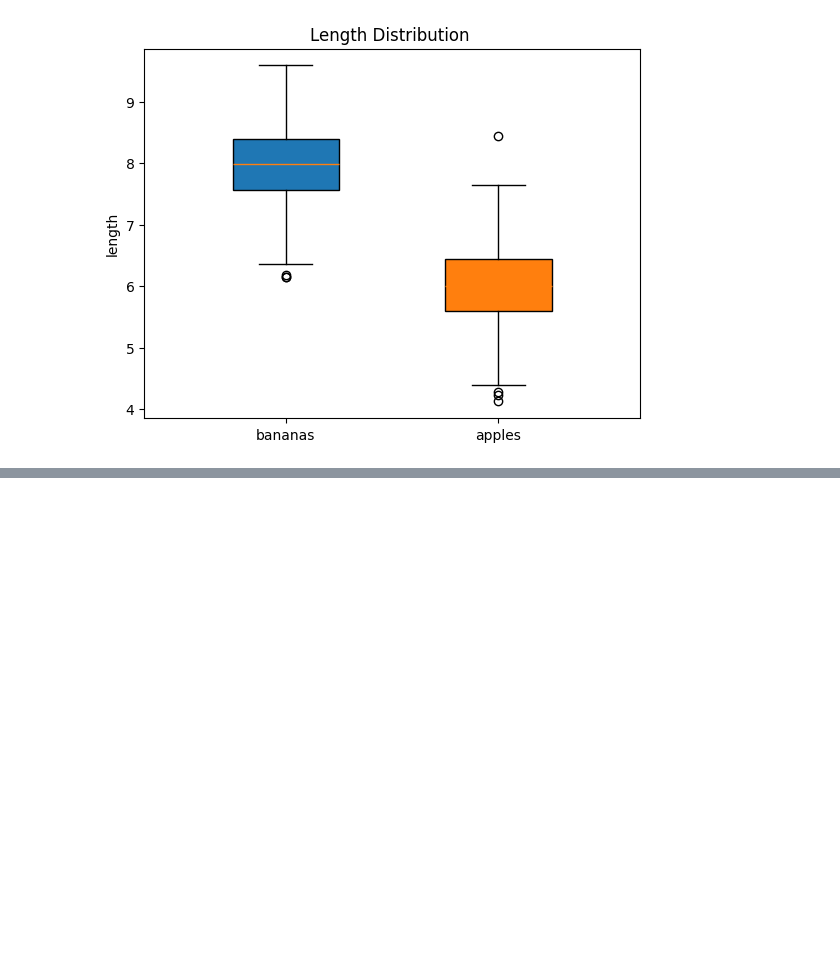
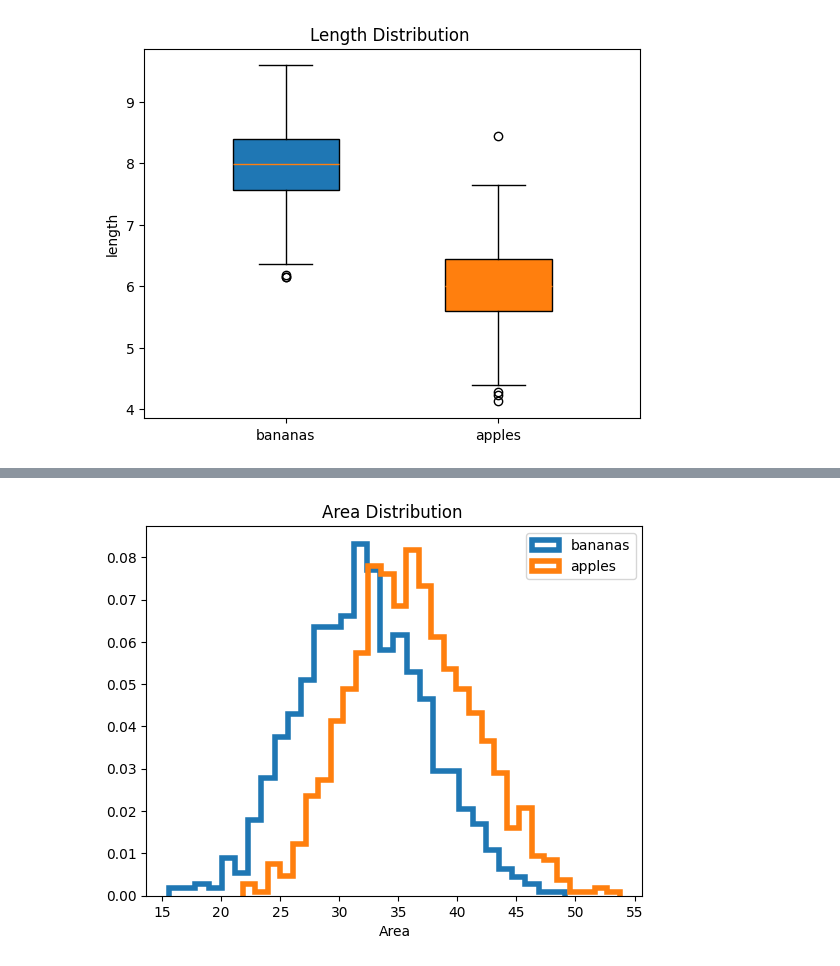
Before and after one commit to TaRa1999R/Data_Science, a Jupyter notebook: assignment38/3-apples&bananas.ipynb, the cells around one changed output, grey strips where cells are left out. Cells and saved outputs as stored; diff of their text form; code cells hidden in the pictures; blank space fills up the shorter version.

```diff
--- a/assignment38/3-apples&bananas.ipynb
+++ b/assignment38/3-apples&bananas.ipynb
@@ -122,0 +159,30 @@ plt.show ()
+# %%
+fea = 'area'
+fruits[fea] = fruits['length'] * fruits['width']
+
+plt.hist ( x = fea
+         , data = fruits.loc[fruits['class'] == 0]
+         , histtype = 'step'
+         , lw = 4
+         , bins = 30
+         , density = True
+         , color = 'tab:blue'
+         , label = 'bananas')
+
+plt.hist ( x = fea
+         , data = fruits.loc[fruits['class'] == 1]
+         , histtype = 'step'
+         , lw = 4
+         , bins = 30
+         , density = True
+         , color = 'tab:orange'
+         , label = 'apples' )
+
+plt.title('Area Distribution ')
+plt.legend()
+plt.xlabel('Area')
+
+plt.savefig ("outputs\Banana & Apple measure of area.png")
+plt.show ()
+# %% [output]
+[figure, added]
```
Also changed, not shown: parts of 11 cells of this notebook, 5 other files.
